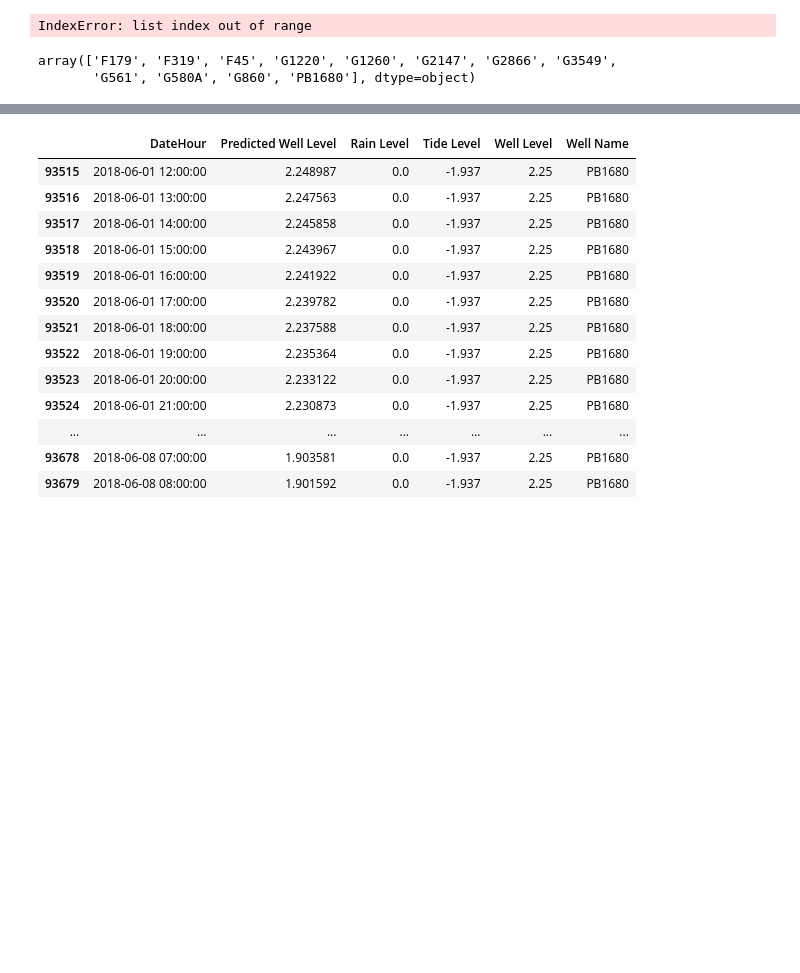
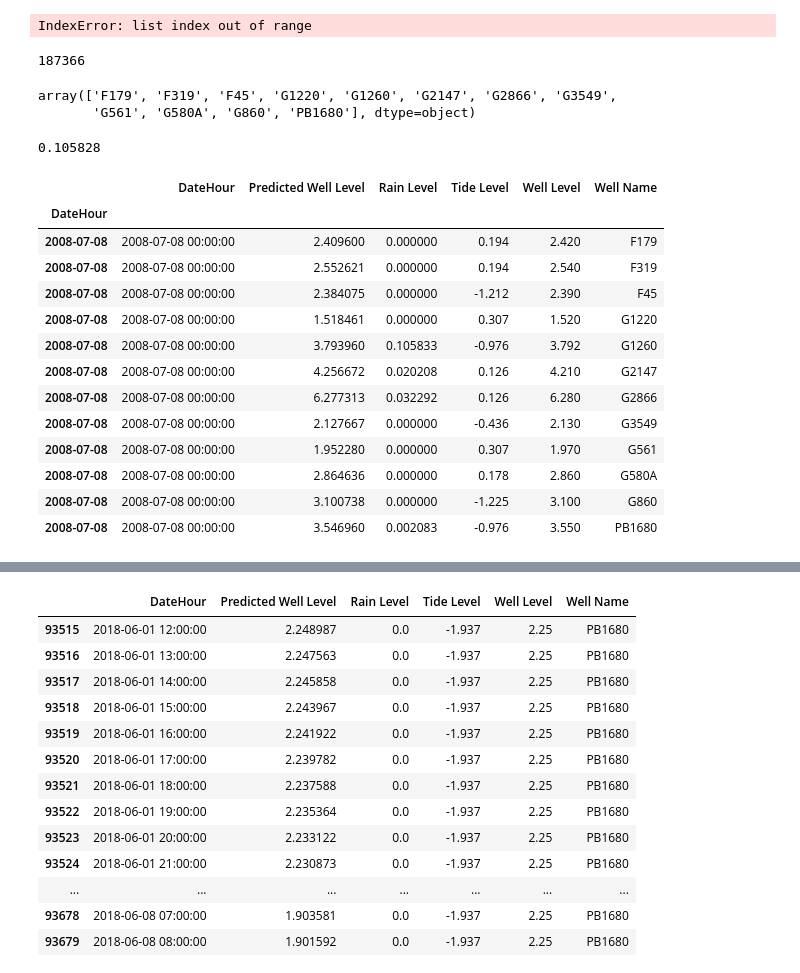
Before and after one commit to ccnobbli/Fall2_Homework, a Jupyter notebook: data/Well Data_Split/Aggregate All Well Data.ipynb, the cells around one changed output, grey strips where cells are left out. Saved outputs shown, nothing was run; the diff lists cells and outputs as text; code cells hidden in the pictures; blank space fills up the shorter version.

Commit message:
fixed g1260 rain

```diff
--- a/data/Well Data_Split/Aggregate All Well Data.ipynb
+++ b/data/Well Data_Split/Aggregate All Well Data.ipynb
@@ -323,8 +368,33 @@ print(df.tail())
 print(len(df))
 # %% [output]
 IndexError: list index out of range
+# %%
+len(df)
+# %% [output]
+187366
 # %%
 df['Well Name'].unique()
 # %% [output]
 array(['F179', 'F319', 'F45', 'G1220', 'G1260', 'G2147', 'G2866', 'G3549',
        'G561', 'G580A', 'G860', 'PB1680'], dtype=object)
+# %%
+0.008819*12
+# %% [output]
+0.105828
+# %%
+test['2008 July 8 00:00:00']
+# %% [output]
+|  | DateHour | Predicted Well Level | Rain Level | Tide Level | Well Level | Well Name |
+| DateHour |  |  |  |  |  |  |
+| 2008-07-08 | 2008-07-08 00:00:00 | 2.409600 | 0.000000 | 0.194 | 2.420 | F179 |
+| 2008-07-08 | 2008-07-08 00:00:00 | 2.552621 | 0.000000 | 0.194 | 2.540 | F319 |
+| 2008-07-08 | 2008-07-08 00:00:00 | 2.384075 | 0.000000 | -1.212 | 2.390 | F45 |
+| 2008-07-08 | 2008-07-08 00:00:00 | 1.518461 | 0.000000 | 0.307 | 1.520 | G1220 |
+| 2008-07-08 | 2008-07-08 00:00:00 | 3.793960 | 0.105833 | -0.976 | 3.792 | G1260 |
+| 2008-07-08 | 2008-07-08 00:00:00 | 4.256672 | 0.020208 | 0.126 | 4.210 | G2147 |
+| 2008-07-08 | 2008-07-08 00:00:00 | 6.277313 | 0.032292 | 0.126 | 6.280 | G2866 |
+| 2008-07-08 | 2008-07-08 00:00:00 | 2.127667 | 0.000000 | -0.436 | 2.130 | G3549 |
+| 2008-07-08 | 2008-07-08 00:00:00 | 1.952280 | 0.000000 | 0.307 | 1.970 | G561 |
+| 2008-07-08 | 2008-07-08 00:00:00 | 2.864636 | 0.000000 | 0.178 | 2.860 | G580A |
+| 2008-07-08 | 2008-07-08 00:00:00 | 3.100738 | 0.000000 | -1.225 | 3.100 | G860 |
+| 2008-07-08 | 2008-07-08 00:00:00 | 3.546960 | 0.002083 | -0.976 | 3.550 | PB1680 |
```
Also changed, not shown: parts of 17 cells of this notebook, 1 other file.
